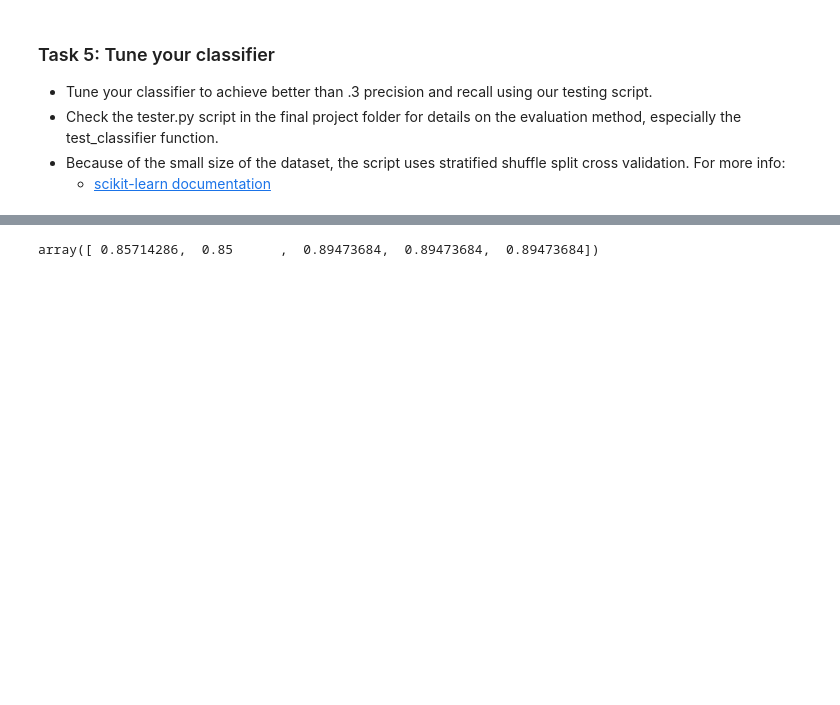
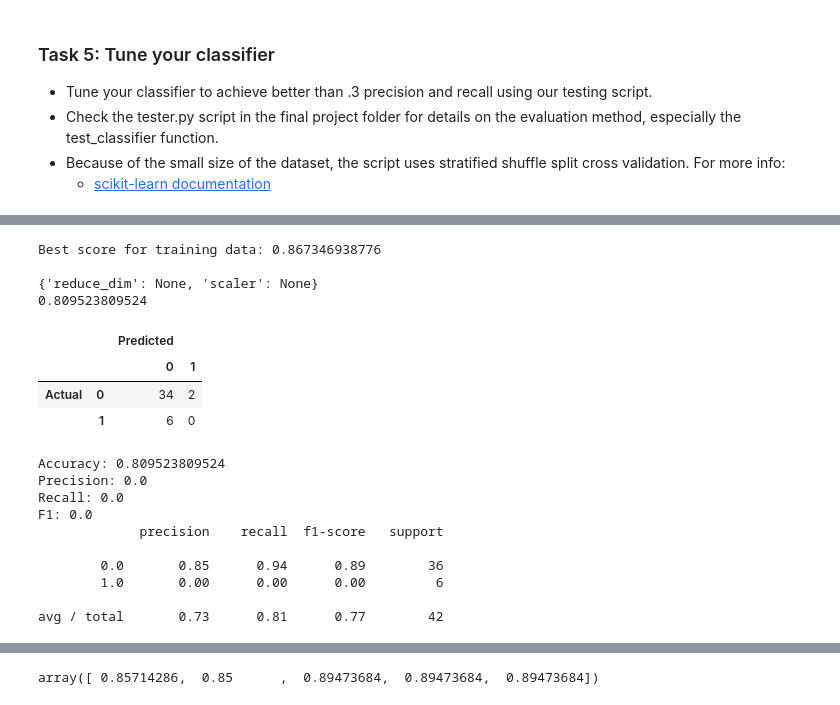
Before and after one commit to gisledb/udacity_nanodegree, a Jupyter notebook: p5_machine_learning/course_files/ud120-projects-master/final_project/poi_id.ipynb, the cells around one changed output, grey strips where cells are left out. Saved outputs shown, nothing was run; the diff lists cells and outputs as text; code cells hidden in the pictures; blank space fills up the shorter version.

```diff
--- a/p5_machine_learning/course_files/ud120-projects-master/final_project/poi_id.ipynb
+++ b/p5_machine_learning/course_files/ud120-projects-master/final_project/poi_id.ipynb
@@ -787,0 +1007,36 @@ Based on the F1 scores the random forest and linear SVC classifiers shows the mo
+# %%
+print('Best score for training data:', rf_grid_search.best_score_)
+print('')
+
+print(rf_grid_search.best_params_)
+print(rf_grid_search.score(features_test, labels_test))
+
+pred = rf_grid_search.predict(features_test)
+
+
+display_confusion_matrix(labels_test, pred)
+print("Accuracy:", accuracy_score(labels_test, pred))
+print("Precision:", precision_score(labels_test, pred))
+print("Recall:", recall_score(labels_test, pred))
+print("F1:", f1_score(labels_test, pred))
+
+print(classification_report(labels_test, pred))
+# %% [output]
+Best score for training data: 0.867346938776
+
+{'reduce_dim': None, 'scaler': None}
+0.809523809524
+|  |  | Predicted |  |
+|  |  | 0 | 1 |
+| Actual | 0 | 34 | 2 |
+|  | 1 | 6 | 0 |
+Accuracy: 0.809523809524
+Precision: 0.0
+Recall: 0.0
+F1: 0.0
+             precision    recall  f1-score   support
+
+        0.0       0.85      0.94      0.89        36
+        1.0       0.00      0.00      0.00         6
+
+avg / total       0.73      0.81      0.77        42
```
Also changed, not shown: parts of 32 cells of this notebook.
